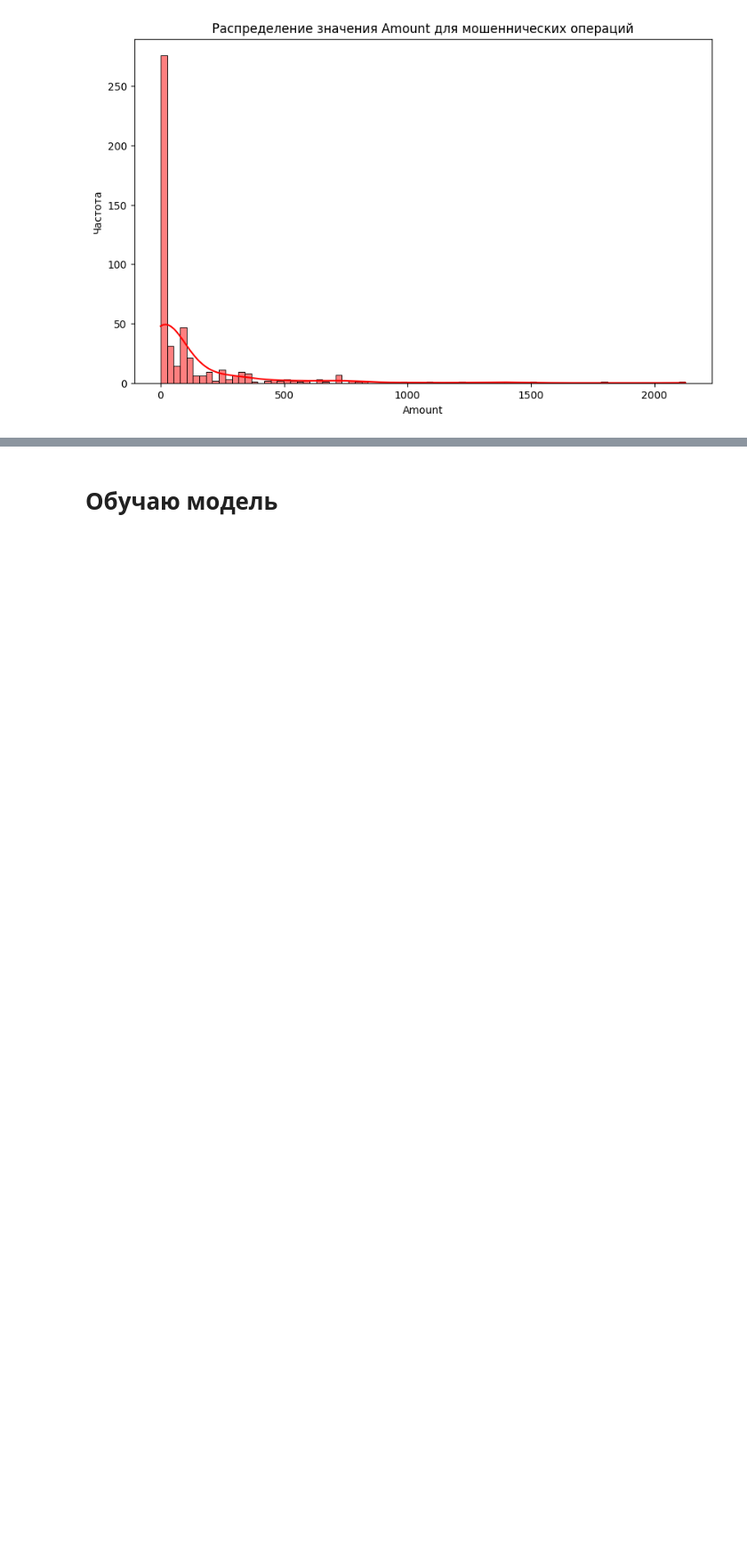
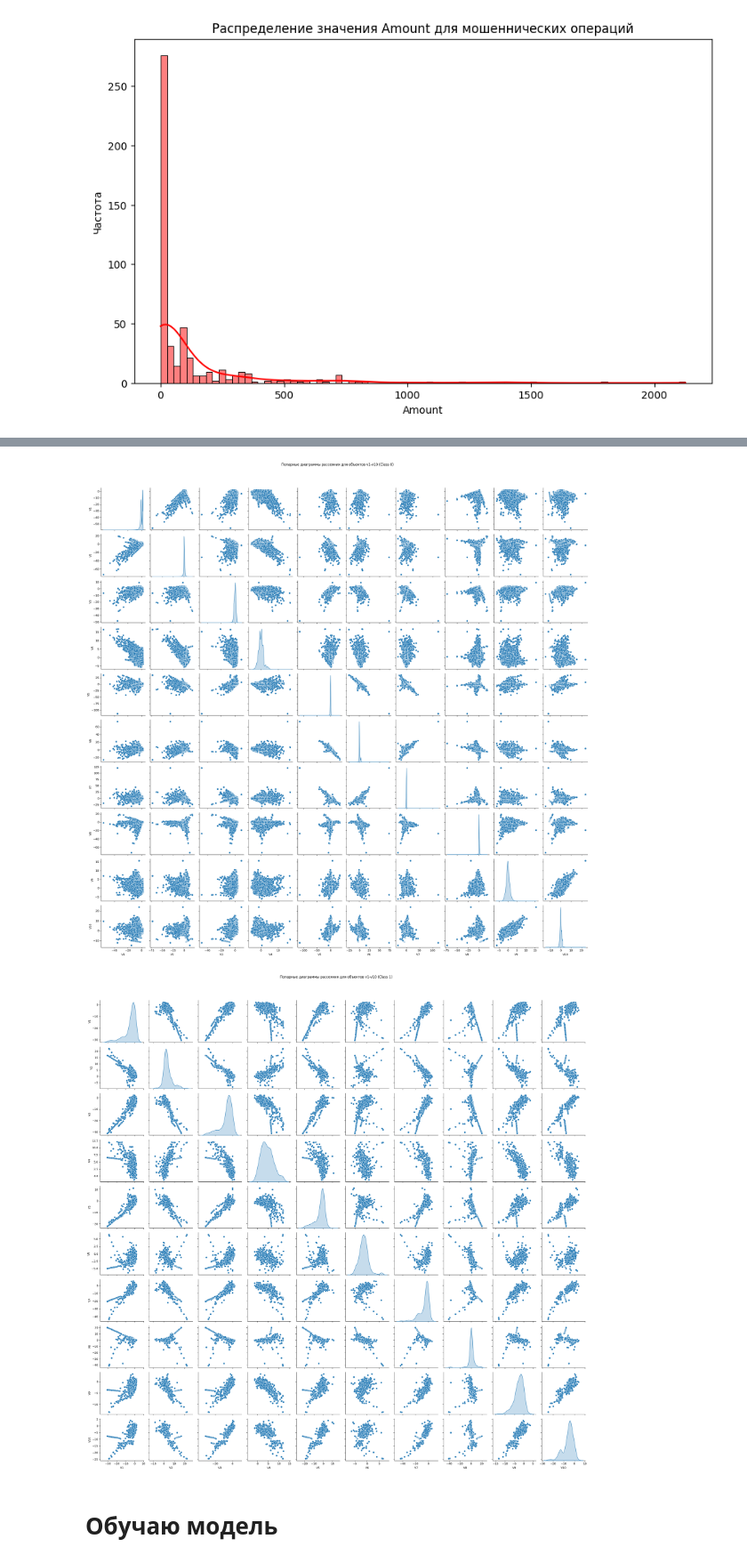
Before and after one commit to ABCeti/DSIS, a Jupyter notebook: Credit Card Fraud Detection.ipynb, the cells around one changed output, grey strips where cells are left out. Shown at 89% size. Cells and saved outputs as stored; diff of their text form; code cells hidden in the pictures; blank space fills up the shorter version.

```diff
--- a/Credit Card Fraud Detection.ipynb
+++ b/Credit Card Fraud Detection.ipynb
@@ -144,3 +173,21 @@ plt.show()  # Вывод графика
+# %%
+# Выбор признаков v1-v10
+features = ['V1', 'V2', 'V3', 'V4', 'V5', 'V6', 'V7', 'V8', 'V9', 'V10']
+
+# Построение матрицы графиков рассеяния для признаков v1-v4, класс 0
+sns.pairplot(dat_class_0, vars=features, diag_kind="kde")
+plt.suptitle("Попарные диаграммы рассеяния для объектов v1-v10 (Class 0)")
+plt.tight_layout(rect=[0, 0, 1, 0.95])
+plt.show()
+
+# Построение матрицы графиков рассеяния для признаков v1-v4, класс 1
+sns.pairplot(dat_class_1, vars=features, diag_kind="kde")
+plt.suptitle("Попарные диаграммы рассеяния для объектов v1-v10 (Class 1)")
+plt.tight_layout(rect=[0, 0, 1, 0.95])
+plt.show()
+# %% [output]
+[figure, added]
+[figure, added]
 # %% [markdown]
 # Обучаю модель
 # %%
```
Also changed, not shown: parts of 4 cells of this notebook.
